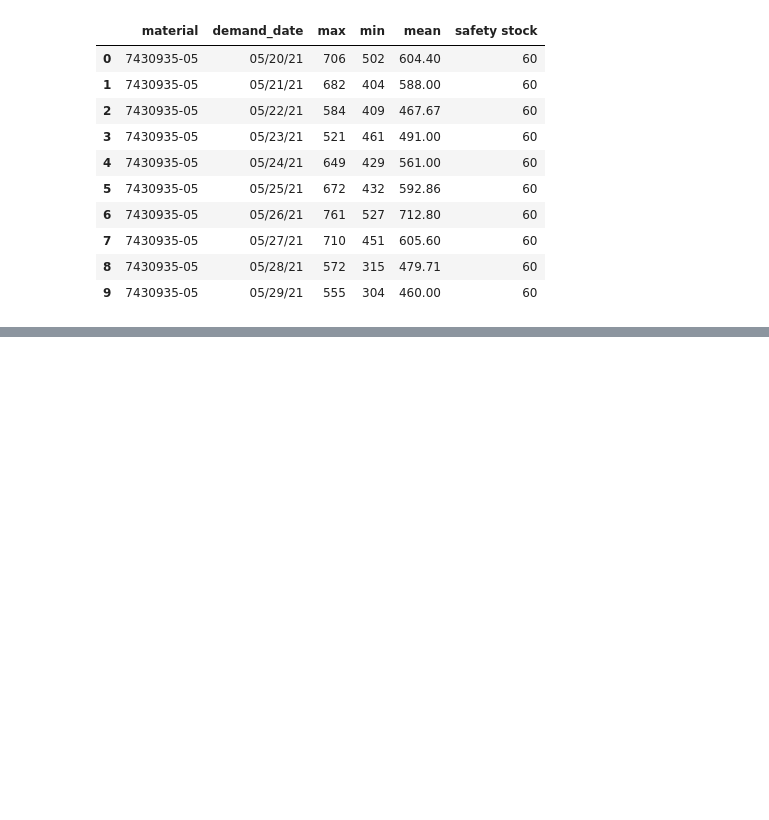
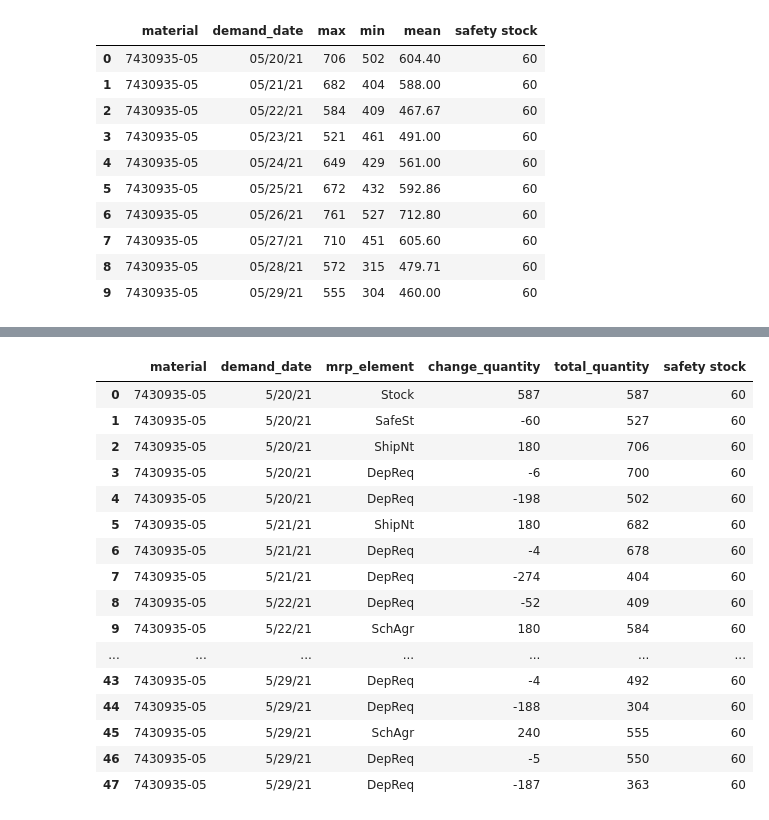
Before and after one commit to pankeshpatel/bmw-material-planner-assistant, a Jupyter notebook: backend/health score.ipynb, the cells around one changed output, grey strips where cells are left out. Saved outputs shown, nothing was run; the diff lists cells and outputs as text; code cells hidden in the pictures; blank space fills up the shorter version.

```diff
--- a/backend/health score.ipynb
+++ b/backend/health score.ipynb
@@ -59,0 +109,26 @@ plt.show()
+# %%
+#df = pd.read_csv('/Users/pankeshpatel/Desktop/test.csv', parse_dates=["demand_date"], index_col=["demand_date"])
+#df = pd.read_csv('/Users/pankeshpatel/Desktop/test.csv', parse_dates=["demand_date"])
+
+df = pd.read_csv('/Users/pankeshpatel/Desktop/test.csv')
+
+dataframe_health = pd.DataFrame(df, columns=[ 'material' , 'demand_date' , 'mrp_element' , 'change_quantity', 'total_quantity', 'safety stock'])
+dataframe_health
+# %% [output]
+|  | material | demand_date | mrp_element | change_quantity | total_quantity | safety stock |
+| 0 | 7430935-05 | 5/20/21 | Stock | 587 | 587 | 60 |
+| 1 | 7430935-05 | 5/20/21 | SafeSt | -60 | 527 | 60 |
+| 2 | 7430935-05 | 5/20/21 | ShipNt | 180 | 706 | 60 |
+| 3 | 7430935-05 | 5/20/21 | DepReq | -6 | 700 | 60 |
+| 4 | 7430935-05 | 5/20/21 | DepReq | -198 | 502 | 60 |
+| 5 | 7430935-05 | 5/21/21 | ShipNt | 180 | 682 | 60 |
+| 6 | 7430935-05 | 5/21/21 | DepReq | -4 | 678 | 60 |
+| 7 | 7430935-05 | 5/21/21 | DepReq | -274 | 404 | 60 |
+| 8 | 7430935-05 | 5/22/21 | DepReq | -52 | 409 | 60 |
+| 9 | 7430935-05 | 5/22/21 | SchAgr | 180 | 584 | 60 |
+| ... | ... | ... | ... | ... | ... | ... |
+| 43 | 7430935-05 | 5/29/21 | DepReq | -4 | 492 | 60 |
+| 44 | 7430935-05 | 5/29/21 | DepReq | -188 | 304 | 60 |
+| 45 | 7430935-05 | 5/29/21 | SchAgr | 240 | 555 | 60 |
+| 46 | 7430935-05 | 5/29/21 | DepReq | -5 | 550 | 60 |
+| 47 | 7430935-05 | 5/29/21 | DepReq | -187 | 363 | 60 |
```
Also changed, not shown: parts of 4 cells of this notebook.
